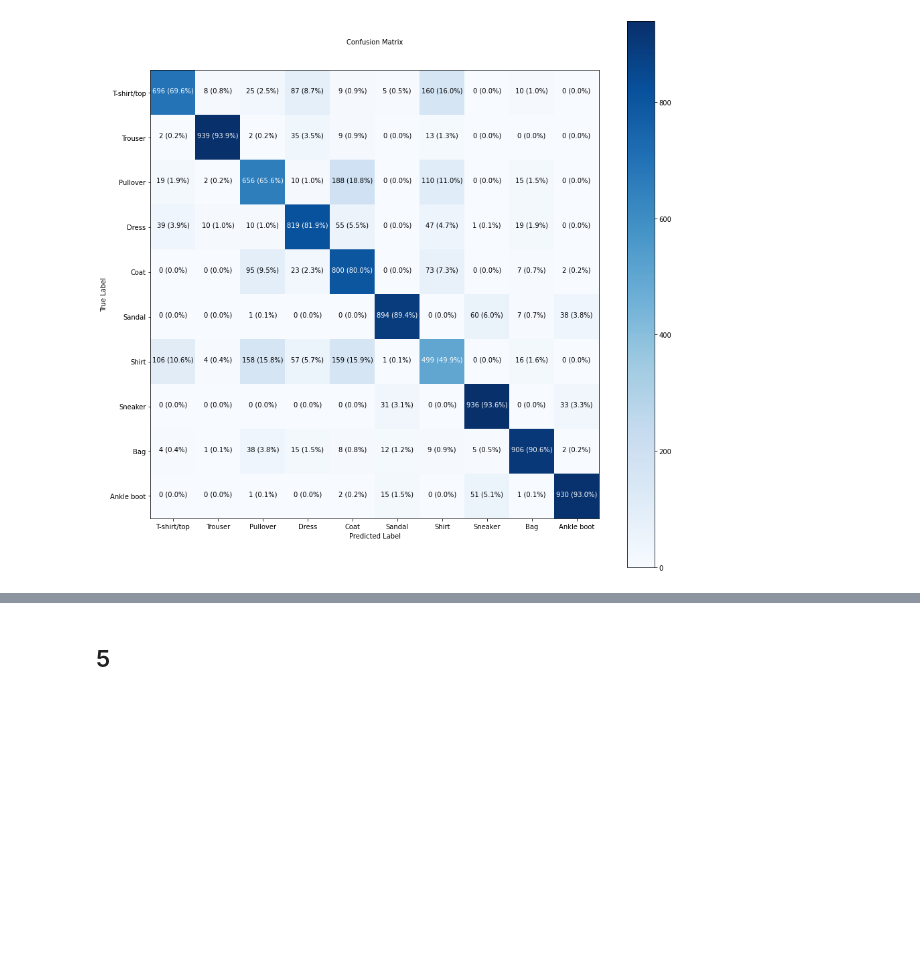
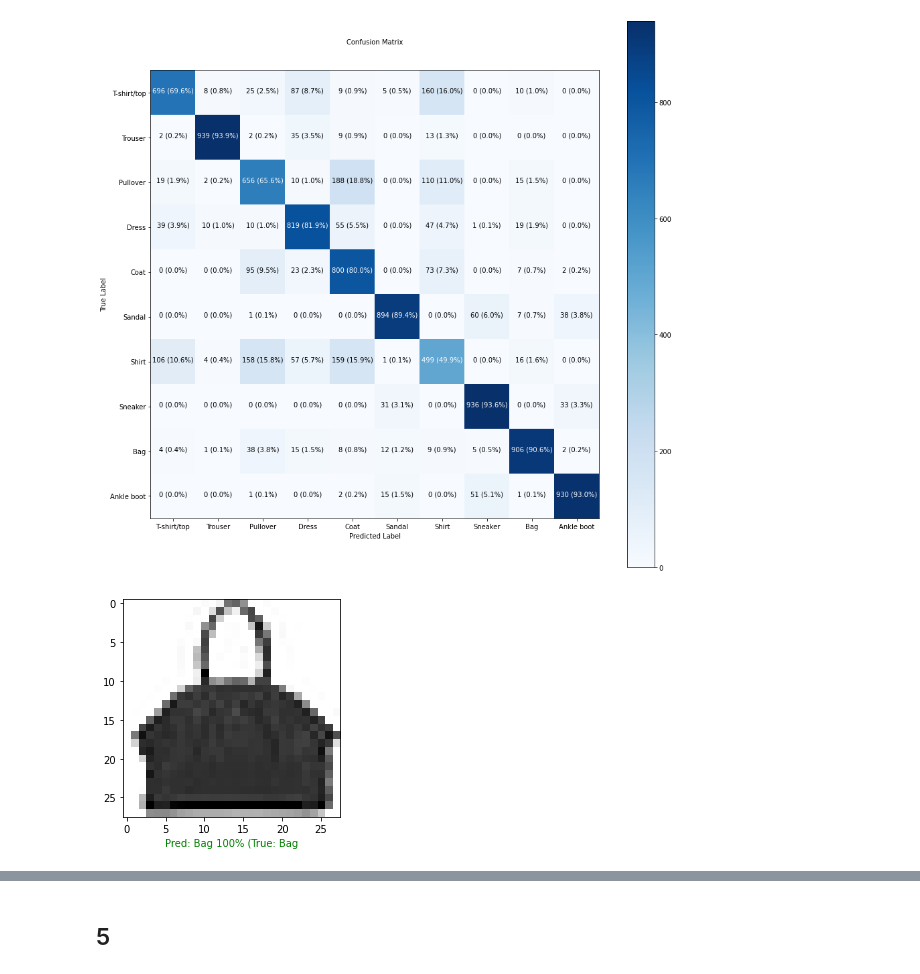
Before and after one commit to JonasHagstrom79/Tensorflow, a Jupyter notebook: 02_neural_network_classification_with_tensorflow.ipynb, the cells around one changed output, grey strips where cells are left out. Saved outputs shown, nothing was run; the diff lists cells and outputs as text; code cells hidden in the pictures; blank space fills up the shorter version.

```diff
--- a/02_neural_network_classification_with_tensorflow.ipynb
+++ b/02_neural_network_classification_with_tensorflow.ipynb
@@ -2155,6 +2155,14 @@ make_confusion_matrix(y_true=test_labels,
                       text_size=10)
 # %% [output]
 [figure]
+# %%
+# Check out a random image as well as its prediction
+plot_random_image(model_task_4,
+                  test_data_norm,
+                  test_labels,
+                  class_names)
+# %% [output]
+[figure, added]
 # %%
 # Save the model
 model_task_4.save("best_model_Task_Four_HDF5_format.h5")
```
